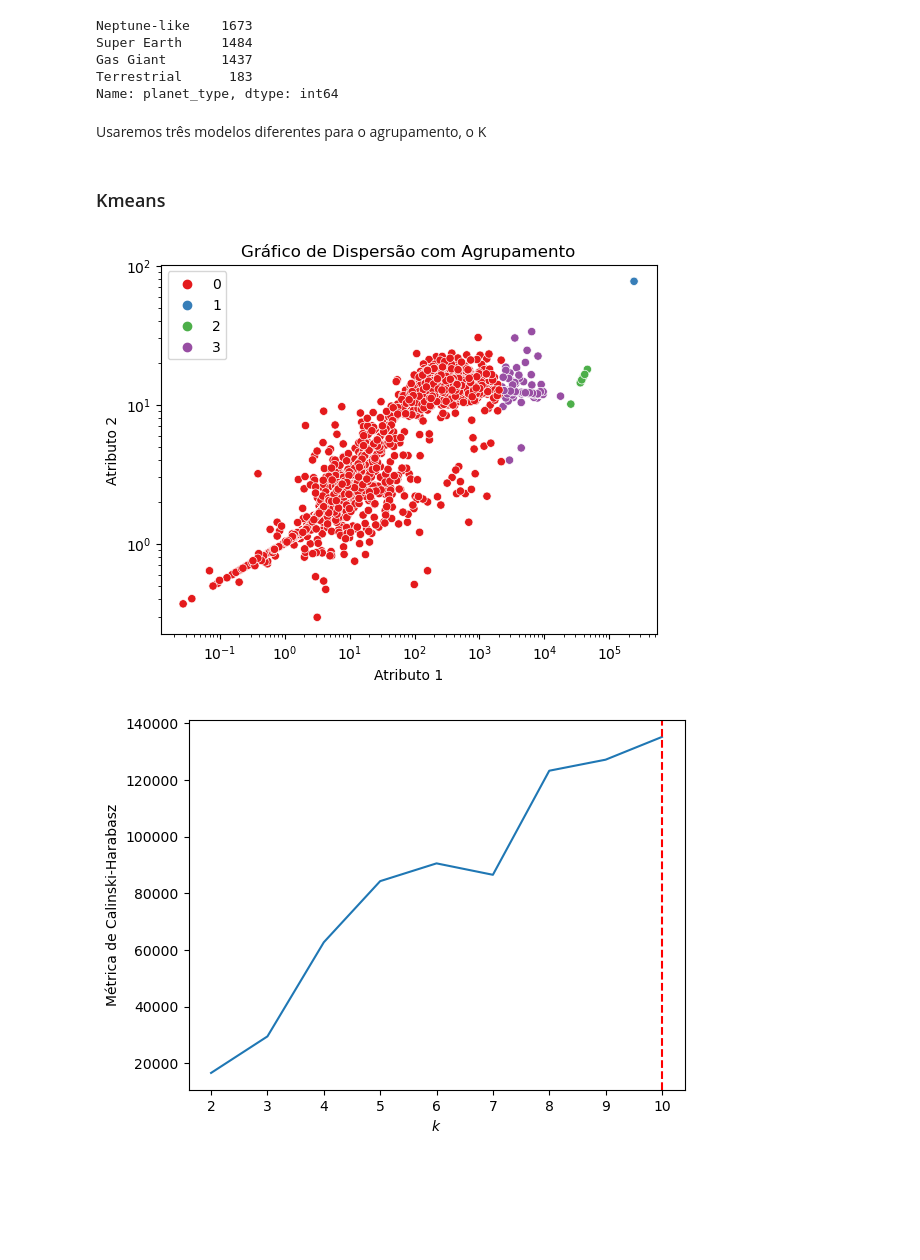
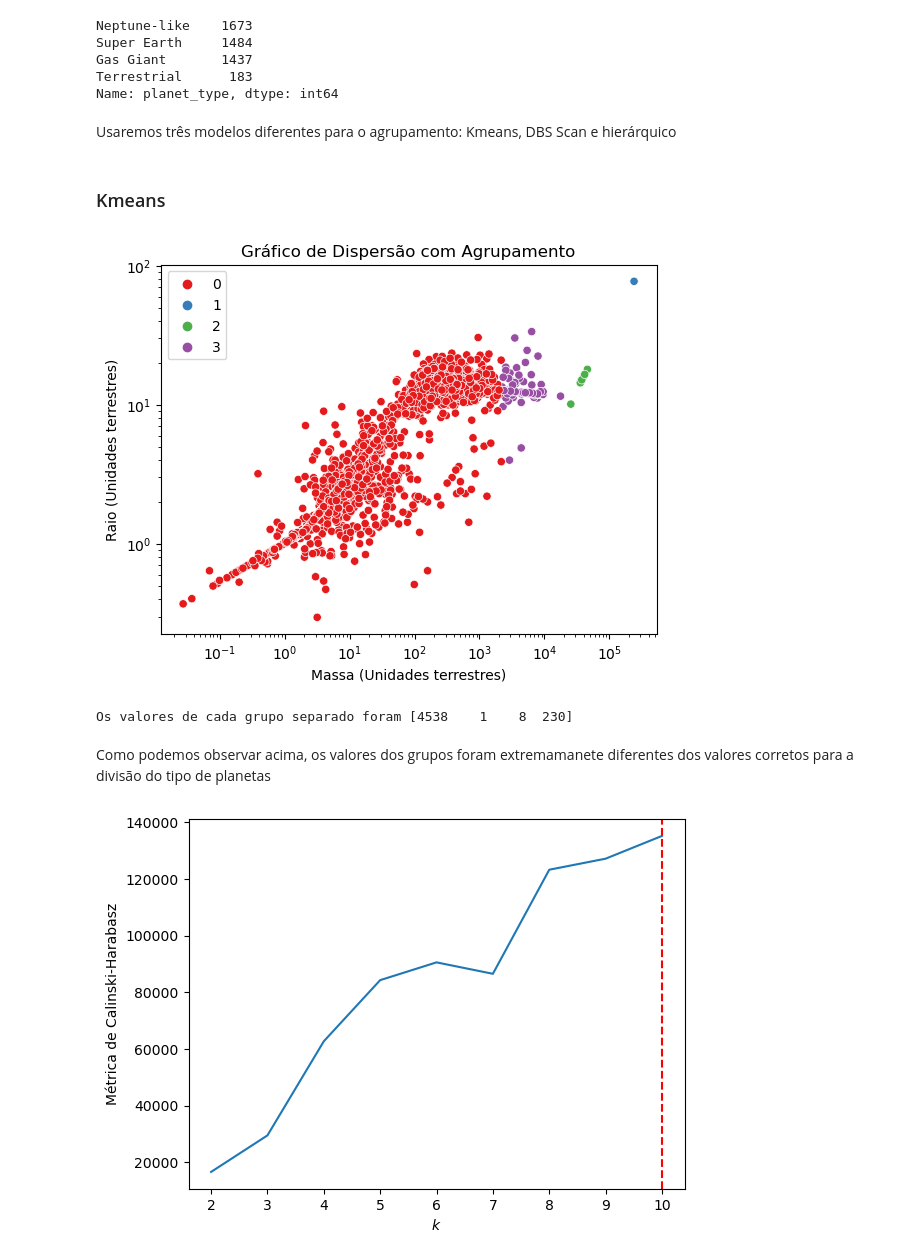
Before and after one commit to EricLeandroLM/Projeto_final_Machine_learning, a Jupyter notebook: Trabalho final.ipynb, the cells around one changed output. Drawn from its saved outputs; the diff is of its cells as text; code cells hidden in the pictures; blank space fills up the shorter version.

```diff
--- a/Trabalho final.ipynb
+++ b/Trabalho final.ipynb
@@ -290,30 +313,36 @@ Gas Giant       1437
 Terrestrial      183
 Name: planet_type, dtype: int64
 # %% [markdown]
-Usaremos três modelos diferentes para o agrupamento, o K
+Usaremos três modelos diferentes para o agrupamento: Kmeans, DBS Scan e hierárquico
 # %% [markdown]
 ### Kmeans
 # %%
 
-SEMENTE_ALEATORIA = 67
-NUM_GRUPOS = 4
+SEMENTE_ALEATORIA = 67 # O valor pode ser variado
+NUM_GRUPOS = 4 # Divisão dos tipos ('Gas Giant', 'Super Earth', 'Neptune-like', 'Terrestrial')
 
 agrupador = KMeans(
     n_clusters=NUM_GRUPOS, random_state=SEMENTE_ALEATORIA, n_init="auto"
 )
 
 agrupador.fit(X)
 
 rotulos = agrupador.labels_
 
+Dados_por_grupos = np.bincount(rotulos)
 
 sns.scatterplot(x=X['mass'], y=X['radius'], hue=rotulos, palette="Set1")
-plt.xlabel("Atributo 1")
-plt.ylabel("Atributo 2")
+plt.xlabel("Massa (Unidades terrestres)")
+plt.ylabel("Raio (Unidades terrestres)")
 plt.xscale('log')
 plt.yscale('log')
 plt.title("Gráfico de Dispersão com Agrupamento")
 plt.show()
+
+print(f'Os valores de cada grupo separado foram: {Dados_por_grupos}')
 # %% [output]
-[figure, old version]
+[figure, new version]
+Os valores de cada grupo separado foram [4538    1    8  230]
+# %% [markdown]
+Como podemos observar acima, os valores dos grupos foram extremamanete diferentes dos valores corretos para a divisão do tipo de planetas
 # %%
```
Also changed, not shown: parts of 7 cells of this notebook.
